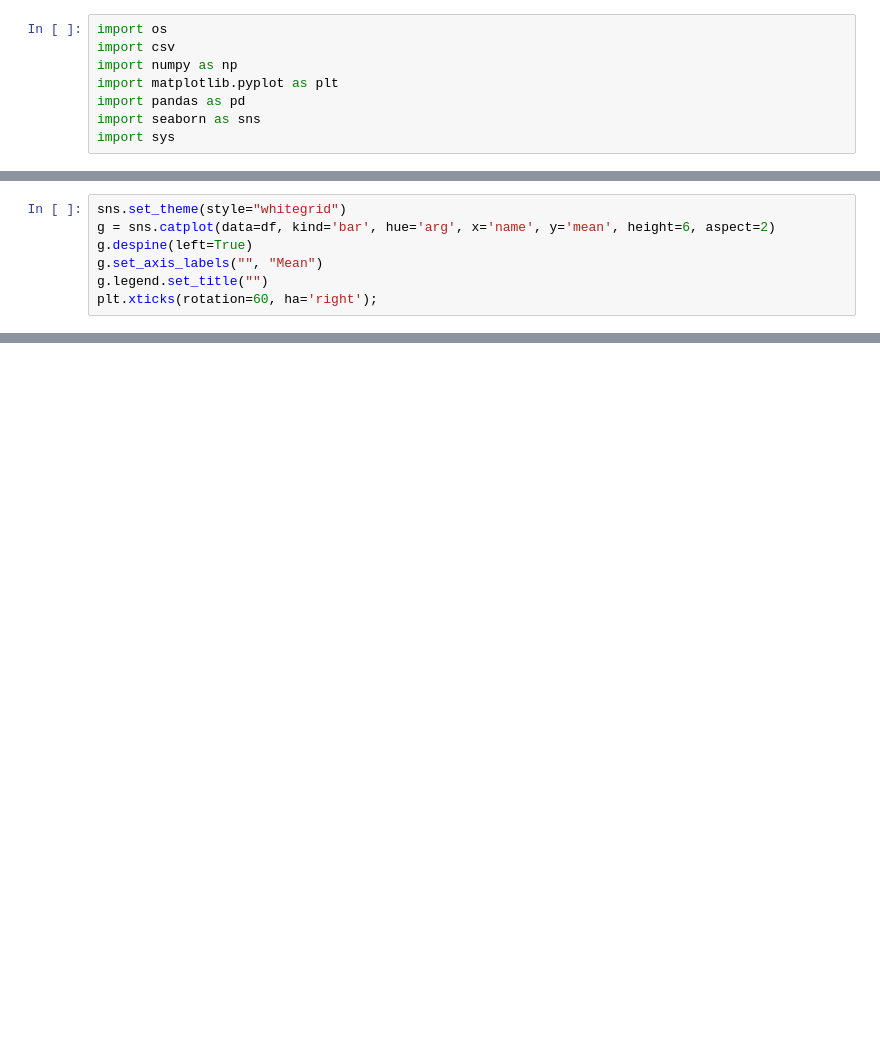
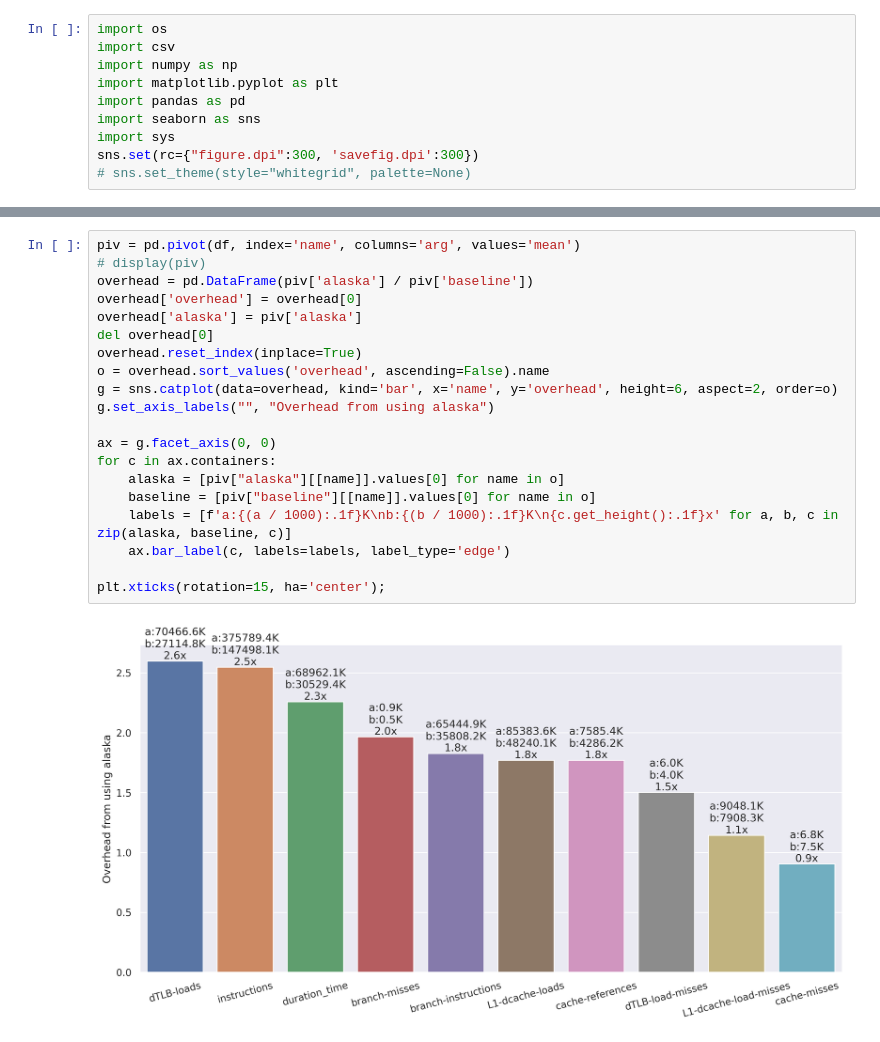
Before and after one commit to nickwanninger/alaska, a Jupyter notebook: tools/perfplot.ipynb, the cells around one changed output, grey strips where cells are left out. Drawn from its saved outputs; the diff is of its cells as text; blank space fills up the shorter version.

```diff
--- a/tools/perfplot.ipynb
+++ b/tools/perfplot.ipynb
@@ -6,3 +6,5 @@ import matplotlib.pyplot as plt
 import pandas as pd
 import seaborn as sns
 import sys
+sns.set(rc={"figure.dpi":300, 'savefig.dpi':300})
+# sns.set_theme(style="whitegrid", palette=None)
@@ -33,7 +10,0 @@ df
-# %%
-sns.set_theme(style="whitegrid")
-g = sns.catplot(data=df, kind='bar', hue='arg', x='name', y='mean', height=6, aspect=2)
-g.despine(left=True)
-g.set_axis_labels("", "Mean")
-g.legend.set_title("")
-plt.xticks(rotation=60, ha='right');
@@ -41,0 +32,22 @@ plt.xticks(rotation=60, ha='right');
+# %%
+piv = pd.pivot(df, index='name', columns='arg', values='mean')
+# display(piv)
+overhead = pd.DataFrame(piv['alaska'] / piv['baseline'])
+overhead['overhead'] = overhead[0]
+overhead['alaska'] = piv['alaska']
+del overhead[0]
+overhead.reset_index(inplace=True)
+o = overhead.sort_values('overhead', ascending=False).name
+g = sns.catplot(data=overhead, kind='bar', x='name', y='overhead', height=6, aspect=2, order=o)
+g.set_axis_labels("", "Overhead from using alaska")
+
+ax = g.facet_axis(0, 0)
+for c in ax.containers:
+    alaska = [piv["alaska"][[name]].values[0] for name in o]
+    baseline = [piv["baseline"][[name]].values[0] for name in o]
+    labels = [f'a:{(a / 1000):.1f}K\nb:{(b / 1000):.1f}K\n{c.get_height():.1f}x' for a, b, c in zip(alaska, baseline, c)]
+    ax.bar_label(c, labels=labels, label_type='edge')
+
+plt.xticks(rotation=15, ha='center');
+# %% [output]
+[figure, added]
```
Also changed, not shown: parts of 3 cells of this notebook, 1 other file.
